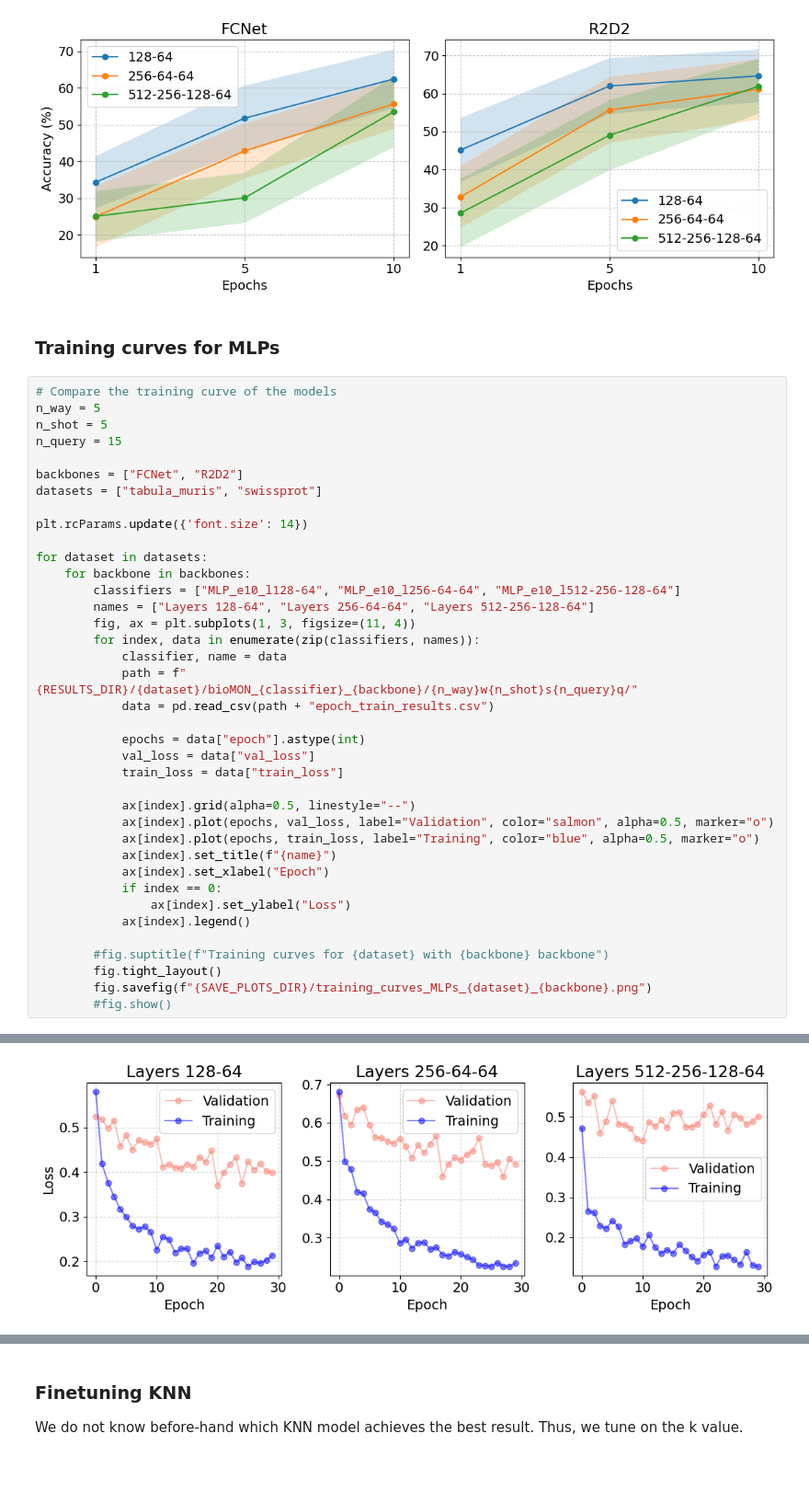
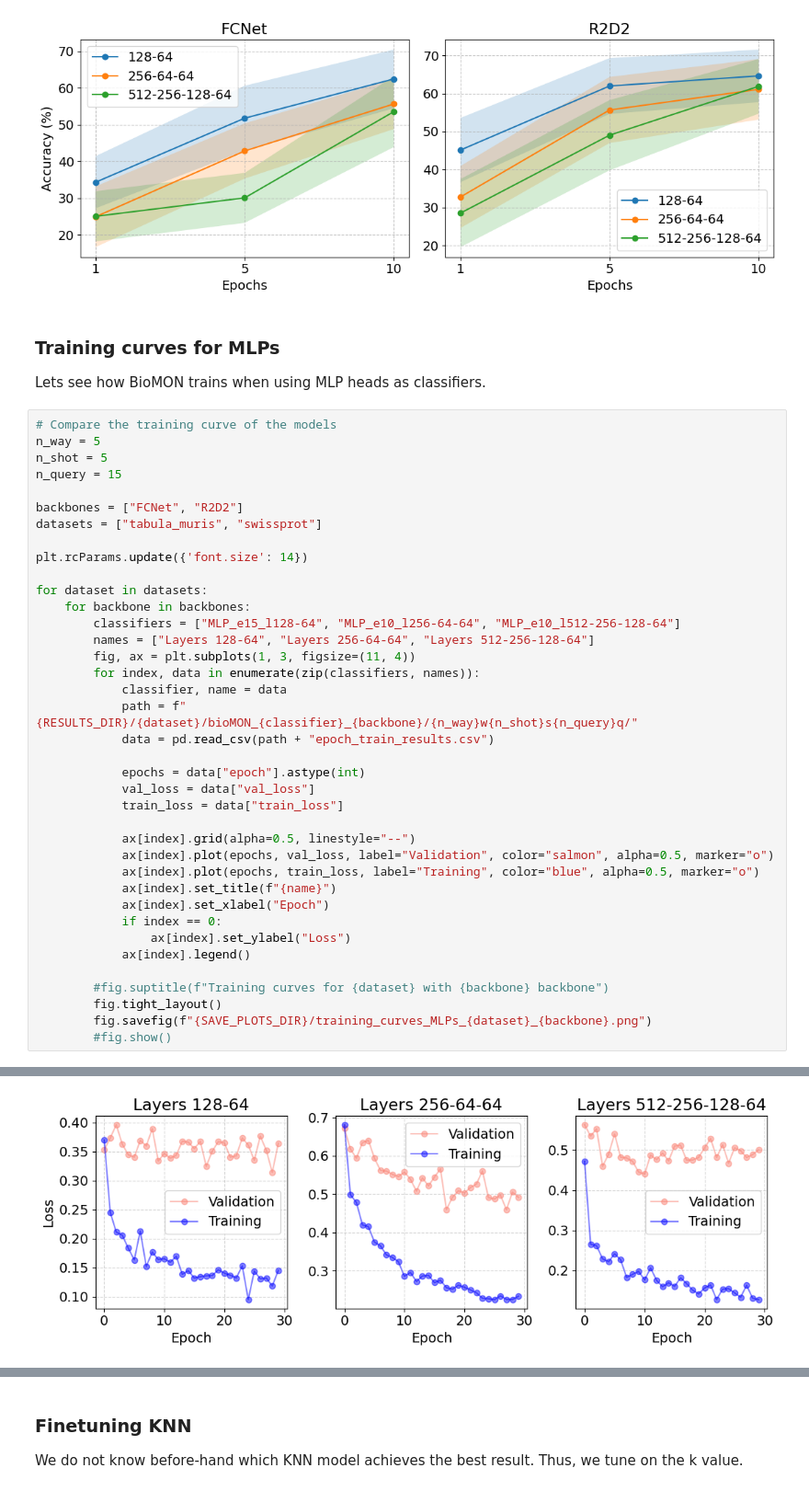
Before and after one commit to MChatzakis/BioMON, a Jupyter notebook: bioMON.ipynb, the cells around one changed output, grey strips where cells are left out. Shown at 92% size. Cells and saved outputs as stored; diff of their text form.

```diff
--- a/bioMON.ipynb
+++ b/bioMON.ipynb
@@ -86,6 +86,8 @@ for dataset in datasets:
 [figure]
 # %% [markdown]
 ### Training curves for MLPs
+
+Lets see how BioMON trains when using MLP heads as classifiers.
 # %%
 # Compare the training curve of the models
 n_way = 5
@@ -99,7 +101,7 @@ plt.rcParams.update({'font.size': 14})
 
 for dataset in datasets:
     for backbone in backbones:
-        classifiers = ["MLP_e10_l128-64", "MLP_e10_l256-64-64", "MLP_e10_l512-256-128-64"]
+        classifiers = ["MLP_e15_l128-64", "MLP_e10_l256-64-64", "MLP_e10_l512-256-128-64"]
         names = ["Layers 128-64", "Layers 256-64-64", "Layers 512-256-128-64"]
         fig, ax = plt.subplots(1, 3, figsize=(11, 4))
         for index, data in enumerate(zip(classifiers, names)):
@@ -129 +131 @@ for dataset in datasets:
-[figure, old version]
+[figure, new version]
```
Also changed, not shown: parts of 2 cells of this notebook, 18 other files.
